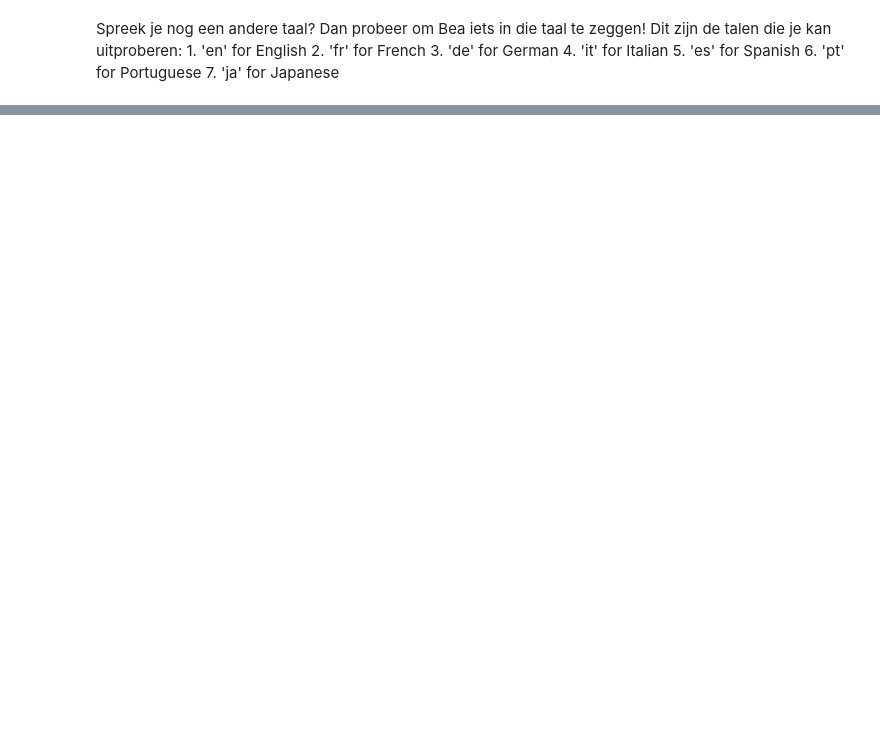
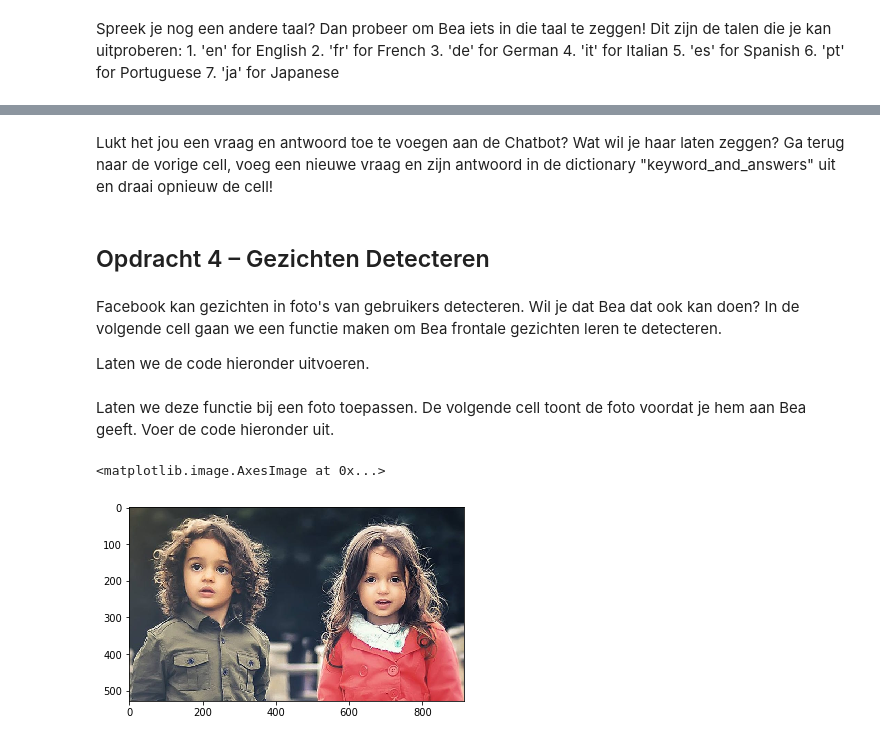
Before and after one commit to 227332/social-media-chatbot, a Jupyter notebook: Social Media Chatbot.ipynb, the cells around one changed output, grey strips where cells are left out. Saved outputs shown, nothing was run; the diff lists cells and outputs as text; code cells hidden in the pictures; blank space fills up the shorter version.

```diff
--- a/Social Media Chatbot.ipynb
+++ b/Social Media Chatbot.ipynb
@@ -305,0 +235,8 @@ mask_faces_from_camera_with_dog('dog_mask.png')
+# %% [markdown]
+Lukt het jou een vraag en antwoord toe te voegen aan de Chatbot? Wat wil je haar laten zeggen? Ga terug naar de vorige cell, voeg een nieuwe vraag en zijn antwoord in de dictionary "keyword_and_answers" uit en draai opnieuw de cell!
+# %% [markdown]
+<h2>Opdracht 4 – Gezichten Detecteren</h2>
+# %% [markdown]
+Facebook kan gezichten in foto's van gebruikers detecteren. Wil je dat Bea dat ook kan doen? In de volgende cell gaan we een functie maken om Bea frontale gezichten leren te detecteren.
+
+Laten we de code hieronder uitvoeren.
@@ -305,0 +265,11 @@ mask_faces_from_camera_with_dog('dog_mask.png')
+# %% [markdown]
+Laten we deze functie bij een foto toepassen. De volgende cell toont de foto voordat je hem aan Bea geeft. Voer de code hieronder uit.
+# %%
+# laad een beeld 'kids.png' in de Jupyter Notebook
+test_image = cv2.imread('kids.png')
+
+# toon het beeld
+plt.imshow(cv2.cvtColor(test_image, cv2.COLOR_BGR2RGB))
+# %% [output]
+<matplotlib.image.AxesImage at 0x...>
+[figure, added]
```
Also changed, not shown: parts of 65 cells of this notebook.
